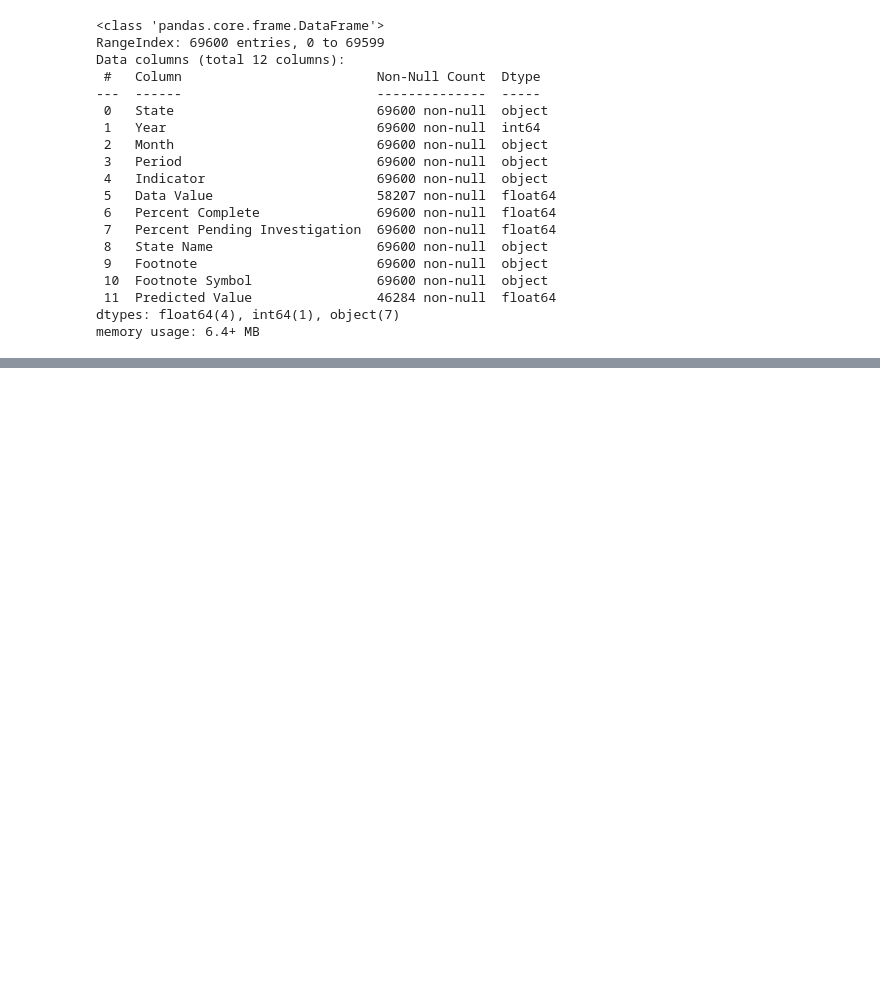
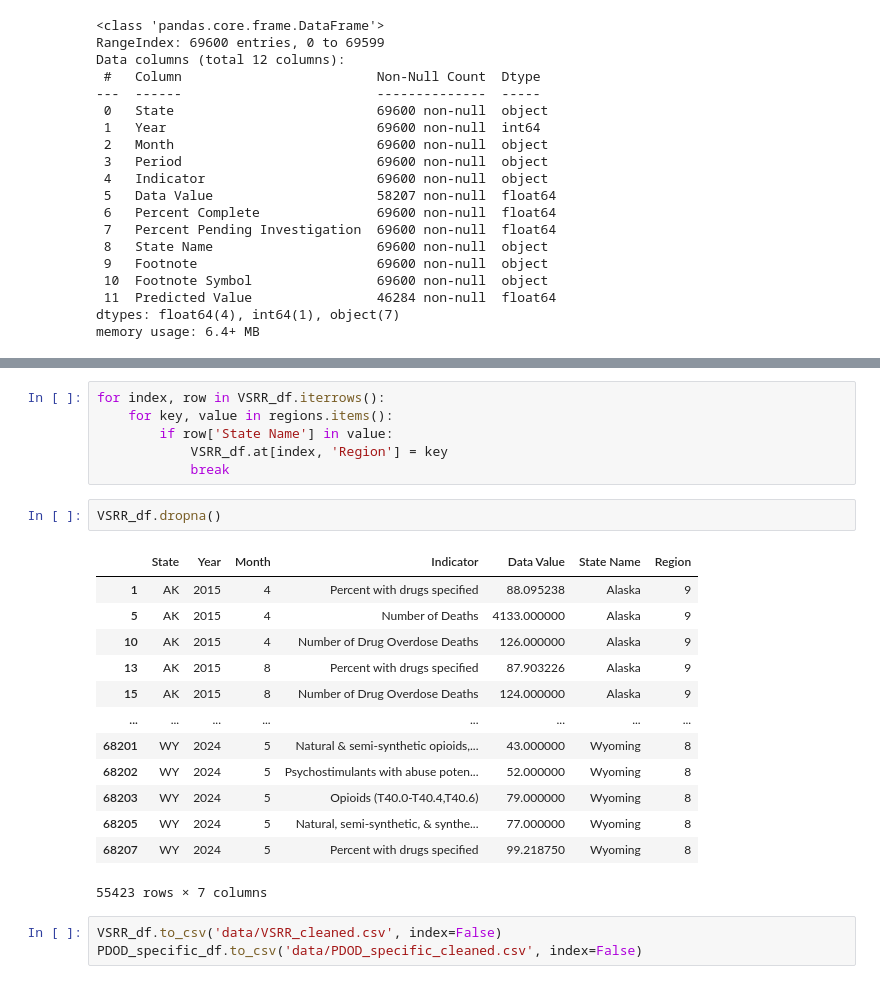
Before and after one commit to Inshirahk/Project-3-, a Jupyter notebook: covid-data-engineering.ipynb, the cells around one changed output, grey strips where cells are left out. Cells and saved outputs as stored; diff of their text form; blank space fills up the shorter version.

```diff
--- a/covid-data-engineering.ipynb
+++ b/covid-data-engineering.ipynb
@@ -291,0 +214,25 @@ merged_data_df.info()
+# %%
+for index, row in VSRR_df.iterrows():
+    for key, value in regions.items():
+        if row['State Name'] in value:
+            VSRR_df.at[index, 'Region'] = key
+            break
+# %%
+VSRR_df.dropna()
+# %% [output]
+|  | State | Year | Month | Indicator | Data Value | State Name | Region |
+| 1 | AK | 2015 | 4 | Percent with drugs specified | 88.095238 | Alaska | 9 |
+| 5 | AK | 2015 | 4 | Number of Deaths | 4133.000000 | Alaska | 9 |
+| 10 | AK | 2015 | 4 | Number of Drug Overdose Deaths | 126.000000 | Alaska | 9 |
+| 13 | AK | 2015 | 8 | Percent with drugs specified | 87.903226 | Alaska | 9 |
+| 15 | AK | 2015 | 8 | Number of Drug Overdose Deaths | 124.000000 | Alaska | 9 |
+| ... | ... | ... | ... | ... | ... | ... | ... |
+| 68201 | WY | 2024 | 5 | Natural & semi-synthetic opioids,... | 43.000000 | Wyoming | 8 |
+| 68202 | WY | 2024 | 5 | Psychostimulants with abuse poten... | 52.000000 | Wyoming | 8 |
+| 68203 | WY | 2024 | 5 | Opioids (T40.0-T40.4,T40.6) | 79.000000 | Wyoming | 8 |
+| 68205 | WY | 2024 | 5 | Natural, semi-synthetic, & synthe... | 77.000000 | Wyoming | 8 |
+| 68207 | WY | 2024 | 5 | Percent with drugs specified | 99.218750 | Wyoming | 8 |
+55423 rows × 7 columns
+# %%
+VSRR_df.to_csv('data/VSRR_cleaned.csv', index=False)
+PDOD_specific_df.to_csv('data/PDOD_specific_cleaned.csv', index=False)
```
Also changed, not shown: parts of 16 cells of this notebook, 2 other files.
